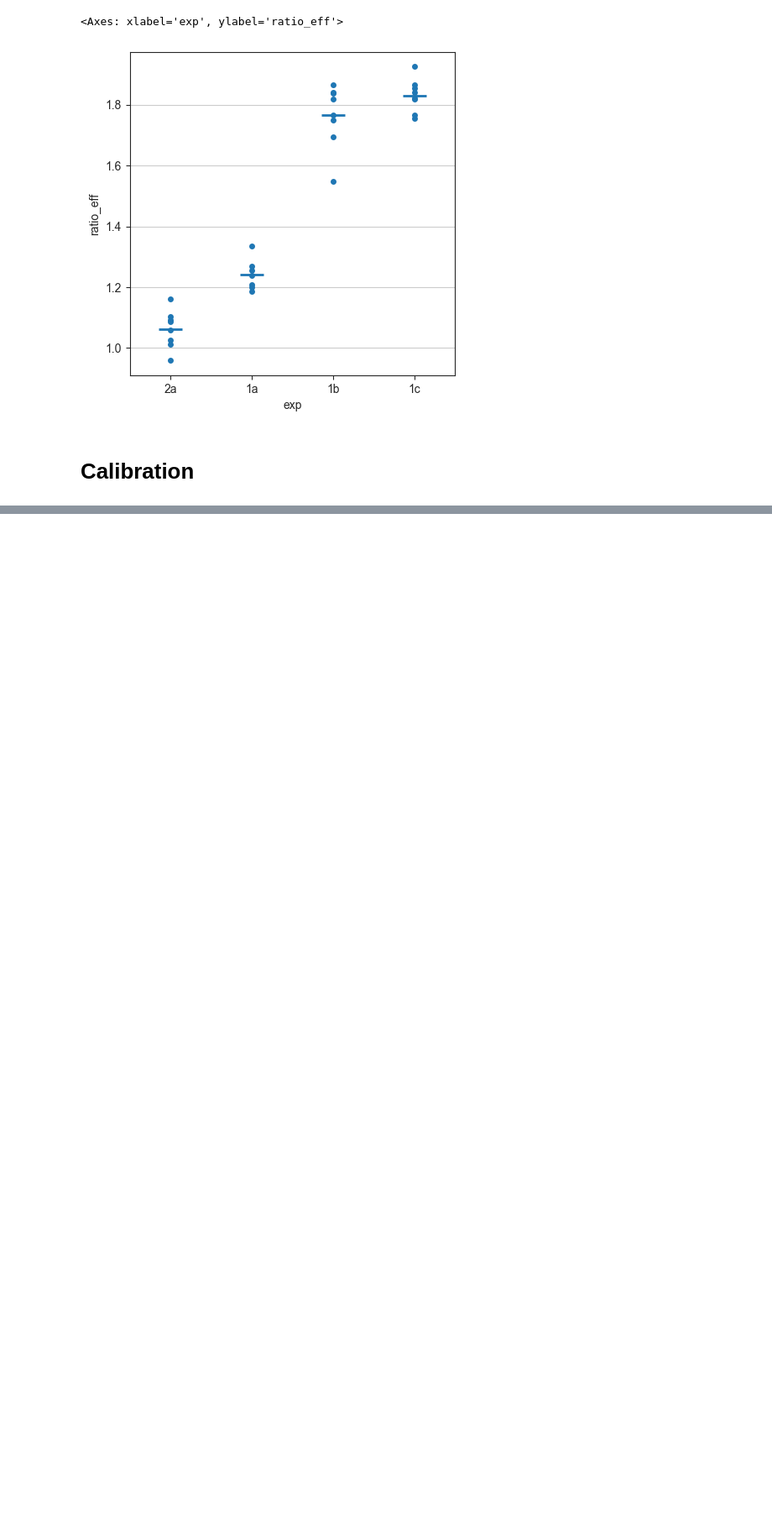
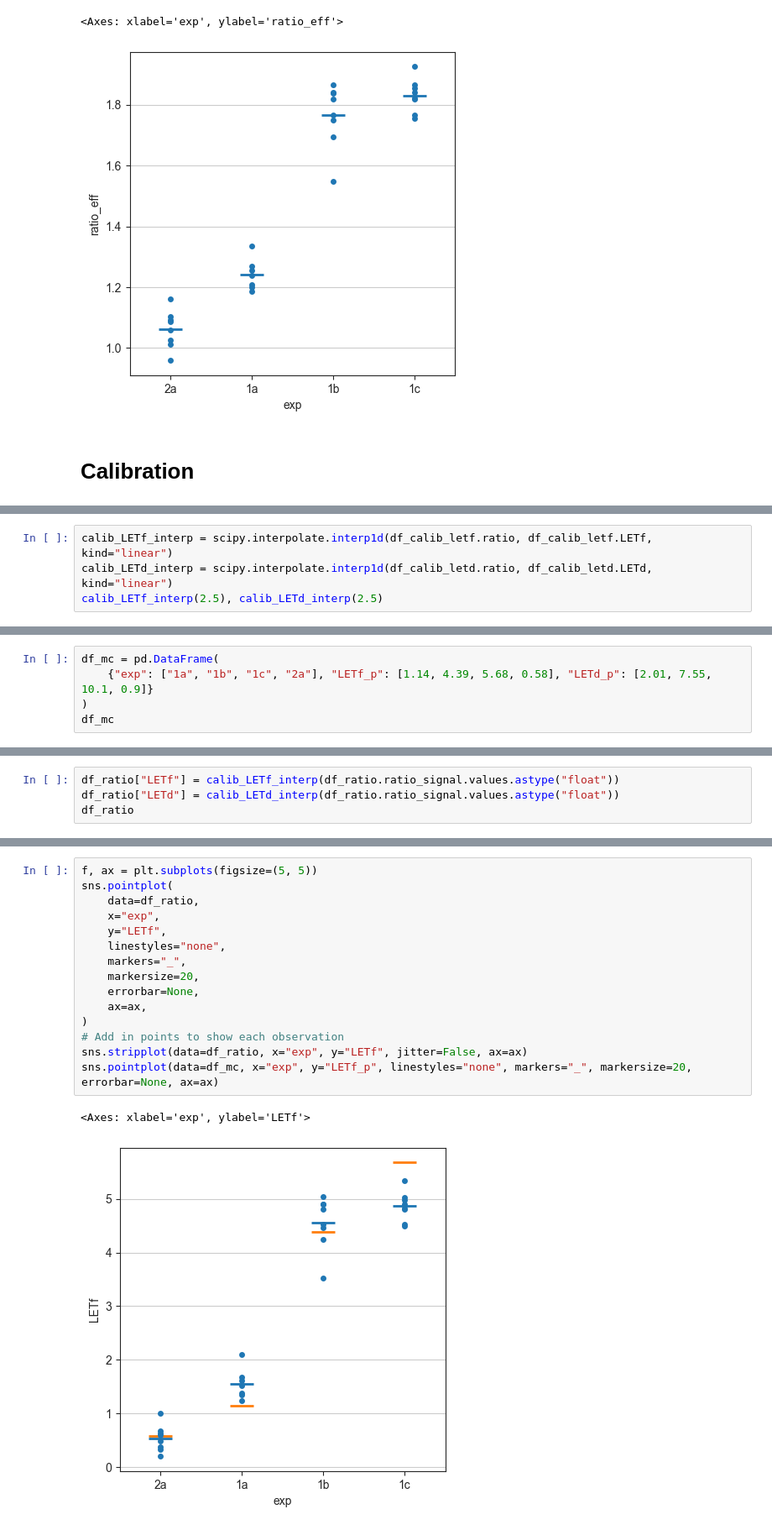
Before and after one commit to grzanka/tld_let_calibration, a Jupyter notebook: notebook/0.5-explore_data_dcpt.ipynb, the cells around one changed output, grey strips where cells are left out. Shown at 84% size. Drawn from its saved outputs; the diff is of its cells as text; blank space fills up the shorter version.

```diff
--- a/notebook/0.5-explore_data_dcpt.ipynb
+++ b/notebook/0.5-explore_data_dcpt.ipynb
@@ -408,0 +470,4 @@ sns.stripplot(data=df_ratio, x="exp", y="ratio_eff", jitter=False, ax=ax)
+# %%
+calib_LETf_interp = scipy.interpolate.interp1d(df_calib_letf.ratio, df_calib_letf.LETf, kind="linear")
+calib_LETd_interp = scipy.interpolate.interp1d(df_calib_letd.ratio, df_calib_letd.LETd, kind="linear")
+calib_LETf_interp(2.5), calib_LETd_interp(2.5)
@@ -408,0 +478,5 @@ sns.stripplot(data=df_ratio, x="exp", y="ratio_eff", jitter=False, ax=ax)
+# %%
+df_mc = pd.DataFrame(
+    {"exp": ["1a", "1b", "1c", "2a"], "LETf_p": [1.14, 4.39, 5.68, 0.58], "LETd_p": [2.01, 7.55, 10.1, 0.9]}
+)
+df_mc
@@ -408,0 +518,4 @@ sns.stripplot(data=df_ratio, x="exp", y="ratio_eff", jitter=False, ax=ax)
+# %%
+df_ratio["LETf"] = calib_LETf_interp(df_ratio.ratio_signal.values.astype("float"))
+df_ratio["LETd"] = calib_LETd_interp(df_ratio.ratio_signal.values.astype("float"))
+df_ratio
@@ -408,0 +540,18 @@ sns.stripplot(data=df_ratio, x="exp", y="ratio_eff", jitter=False, ax=ax)
+# %%
+f, ax = plt.subplots(figsize=(5, 5))
+sns.pointplot(
+    data=df_ratio,
+    x="exp",
+    y="LETf",
+    linestyles="none",
+    markers="_",
+    markersize=20,
+    errorbar=None,
+    ax=ax,
+)
+# Add in points to show each observation
+sns.stripplot(data=df_ratio, x="exp", y="LETf", jitter=False, ax=ax)
+sns.pointplot(data=df_mc, x="exp", y="LETf_p", linestyles="none", markers="_", markersize=20, errorbar=None, ax=ax)
+# %% [output]
+<Axes: xlabel='exp', ylabel='LETf'>
+[figure, added]
```
Also changed, not shown: parts of 16 cells of this notebook, 2 other files.
